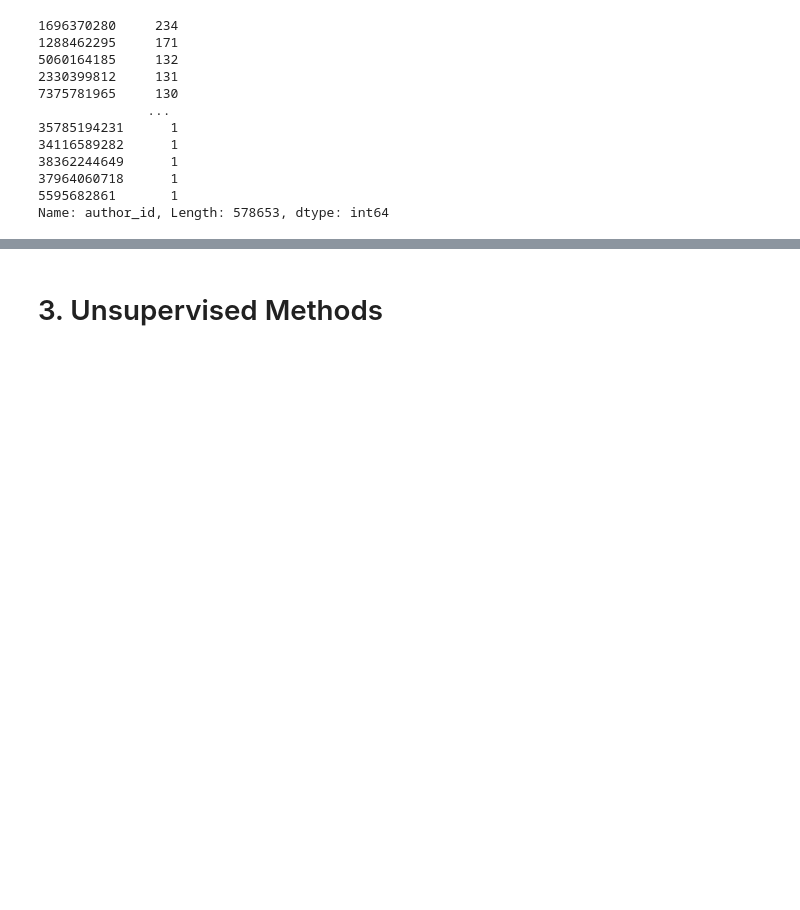
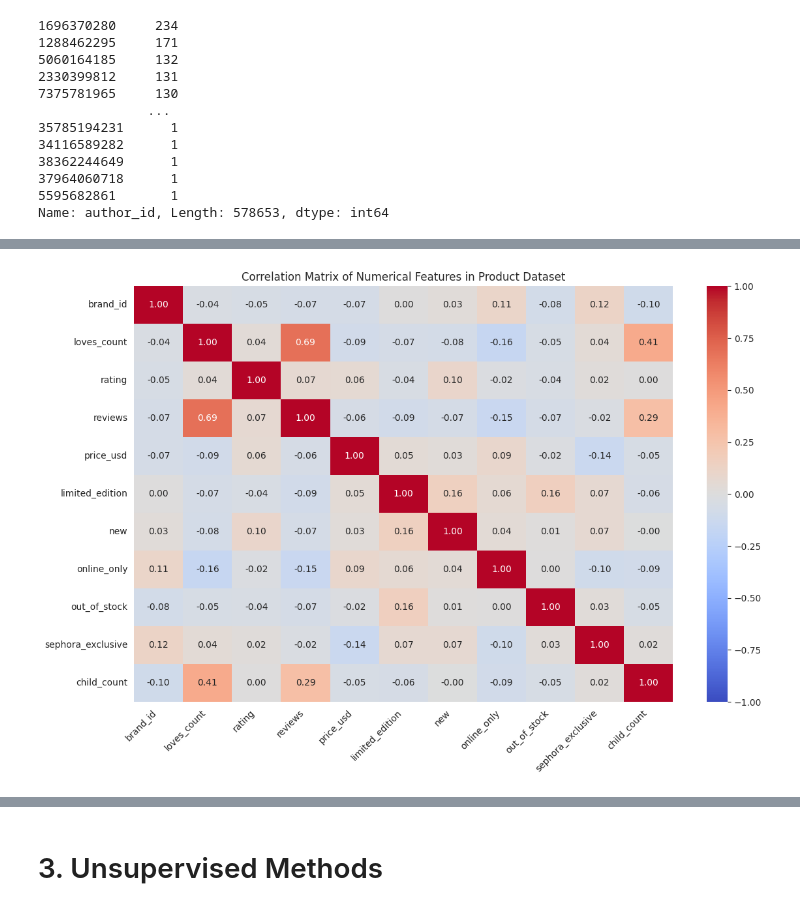
Before and after one commit to eshentong/BA820-team, a Jupyter notebook: BA820.ipynb, the cells around one changed output, grey strips where cells are left out. Cells and saved outputs as stored; diff of their text form; code cells hidden in the pictures; blank space fills up the shorter version.

```diff
--- a/BA820.ipynb
+++ b/BA820.ipynb
@@ -302,0 +570,17 @@ Name: author_id, Length: 578653, dtype: int64
+# %%
+# Select numerical features from the product dataset
+numerical_features = df_products.select_dtypes(include='number')
+
+# Compute correlation matrix
+correlation_matrix = numerical_features.corr()
+
+# Plot correlation matrix
+plt.figure(figsize=(12, 8))
+sns.heatmap(correlation_matrix, annot=True, cmap='coolwarm', fmt=".2f", vmin=-1, vmax=1)
+plt.title('Correlation Matrix of Numerical Features in Product Dataset')
+plt.xticks(rotation=45, ha='right')
+plt.yticks(rotation=0)
+plt.tight_layout()
+plt.show()
+# %% [output]
+[figure, added]
```
Also changed, not shown: parts of 14 cells of this notebook.
